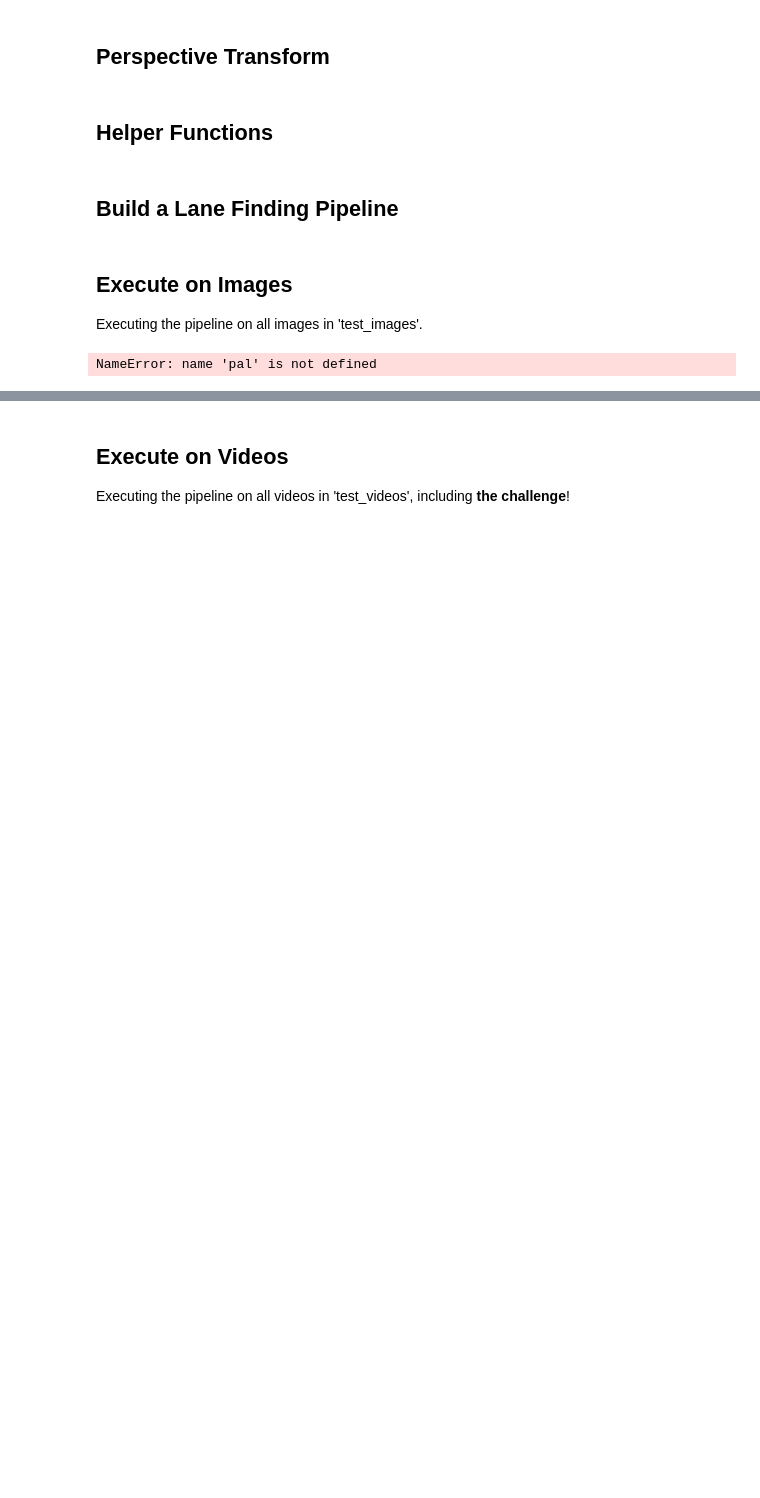
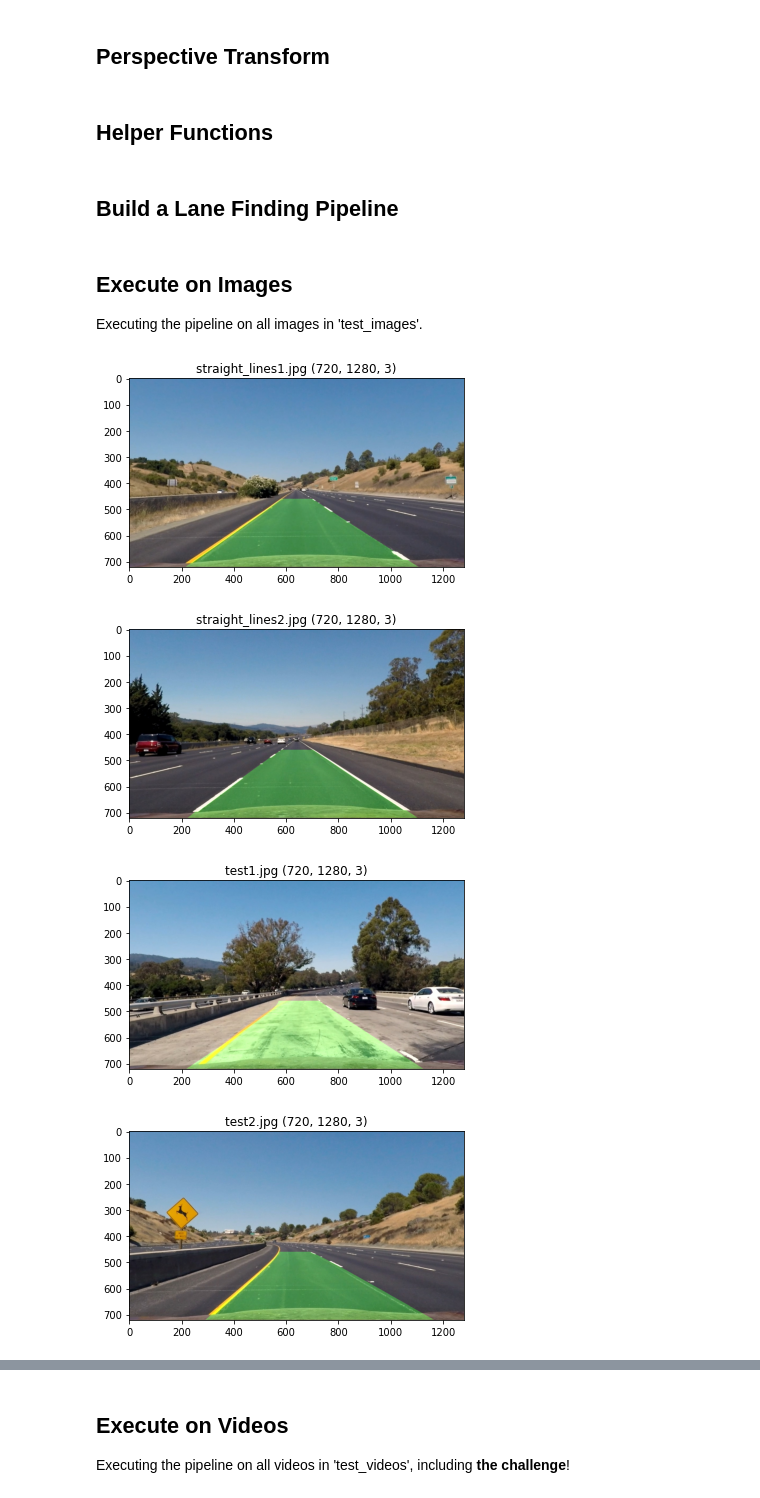
Before and after one commit to mkleesiek/CarND-Advanced-Lane-Lines, a Jupyter notebook: P2.ipynb, the cells around one changed output, grey strips where cells are left out. Drawn from its saved outputs; the diff is of its cells as text; code cells hidden in the pictures; blank space fills up the shorter version.

Commit message:
Adding all fitting and plotting basics to the image pipeline.

```diff
--- a/P2.ipynb
+++ b/P2.ipynb
@@ -27,8 +27,13 @@ from IPython.display import HTML
 # %%
 chessboard_nx = 9
 chessboard_ny = 6
+camera_calibration = {}
 
 def calibrate_camera(shape):
+
+    global camera_calibration
+    if shape in camera_calibration:
+        return camera_calibration[shape];
 
     # prepare object points, like (0,0,0), (1,0,0), (2,0,0) ....,(6,5,0)
     objp = np.zeros((chessboard_ny*chessboard_nx,3), np.float32)
@@ -67,19 +72,21 @@ def calibrate_camera(shape):
         #     ax.imshow(img)
 
     ret, mtx, dist, rvecs, tvecs = cv2.calibrateCamera(objpoints, imgpoints, shape, None, None)
-    return (mtx, dist)
+
+    camera_calibration[shape] = (mtx, dist)
+    return camera_calibration[shape]
 
 
-def undistort_image(img, cal):
+def undistort_image(img):
+    cal = calibrate_camera(img.shape[1::-1]);
     return cv2.undistort(img, cal[0], cal[1], None, cal[0])
 # %% [markdown]
 ## Verify Camera Calibration
 # %%
-def undistort_warp_chessboard(img, cal):
+def undistort_warp_chessboard(img):
     w, h = img.shape[1::-1]
 
-    img_undist = undistort_image(img, cal)
-    img_undist = cv2.cvtColor(img_undist, cv2.COLOR_BGR2RGB)
+    img_undist = undistort_image(img)
 
     ret, corners = cv2.findChessboardCorners(img_undist, (chessboard_nx,chessboard_ny), None)
     if ret:
@@ -94,9 +101,8 @@ def undistort_warp_chessboard(img, cal):
 
 # test camera calibration
 img = cv2.imread('camera_cal/calibration3.jpg')
-w, h = img.shape[1::-1]
-cal = calibrate_camera((w, h))
-img = undistort_warp_chessboard(img, cal)
+img = cv2.cvtColor(img, cv2.COLOR_BGR2RGB)
+img = undistort_warp_chessboard(img)
 plt.figure()
 plt.imshow(img)
 # %% [output]
@@ -110,7 +116,7 @@ def thresholds(img, s_thresh=(170, 255), h_thresh=(20, 25),
     #img = np.copy(img)
 
     # convert to HLS color space
-    hls = cv2.cvtColor(img, cv2.COLOR_BGR2HLS)
+    hls = cv2.cvtColor(img, cv2.COLOR_RGB2HLS)
     h_channel = hls[:,:,0]
     l_channel = hls[:,:,1]
     s_channel = hls[:,:,2]
@@ -411,22 +513,26 @@ Executing the pipeline on all images in 'test_images'.
 # %%
 # apply the processing pipe line to all images in the input directory
 
 input_dir = 'test_images'
 output_dir = 'output_images'
 
-for file in sorted(pal.Path(input_dir).iterdir()):
+for file in sorted(pl.Path(input_dir).iterdir()):
 
     # read and process
-    image = mpimg.imread(str(file))
-    image = pipeline(image)
+    img = cv2.imread(str(file))
+    img = cv2.cvtColor(img, cv2.COLOR_BGR2RGB)
+    img = pipeline(img)
 
     # plot in notebook
     plt.figure()
-    plt.title("{} {}".format(file.name, image.shape))
-    plt.imshow(image)
+    plt.title("{} {}".format(file.name, img.shape))
+    plt.imshow(img)
 
     # write to file
-    image = cv2.cvtColor(image, cv2.COLOR_RGB2BGR)
-    cv2.imwrite(output_dir + '/' + file.name, image)
+    img = cv2.cvtColor(img, cv2.COLOR_RGB2BGR)
+    cv2.imwrite(output_dir + '/' + file.name, img)
 # %% [output]
-NameError: name 'pal' is not defined
+[figure, added]
+[figure, added]
+[figure, added]
+[figure, added]
```
Also changed, not shown: parts of 7 cells of this notebook, 1 other file.
